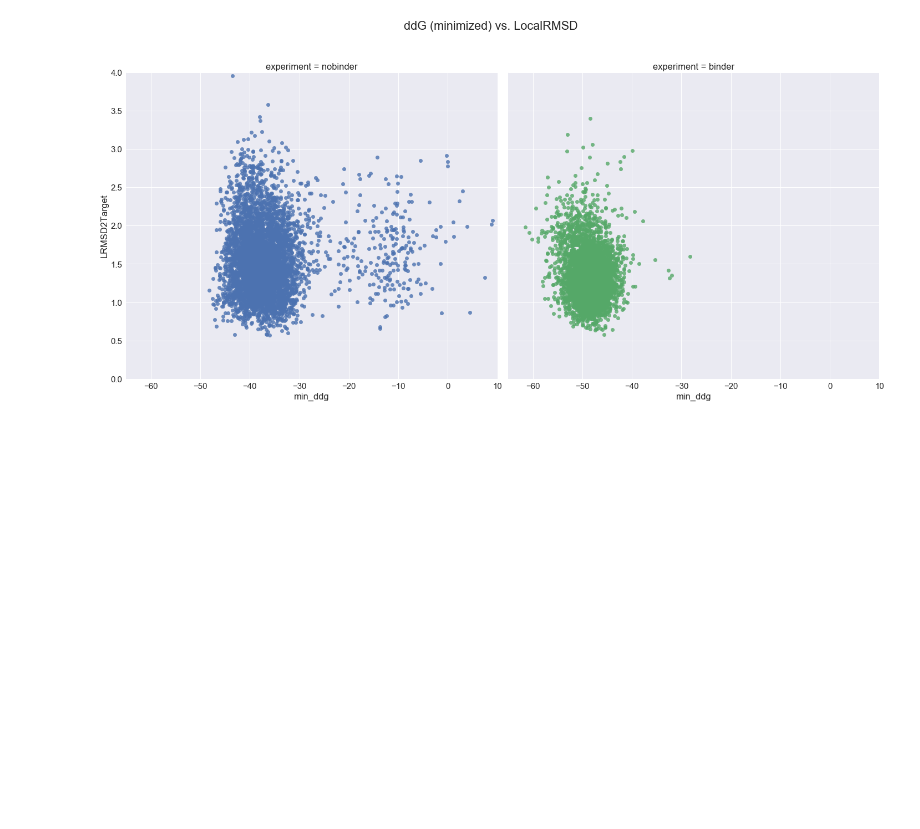
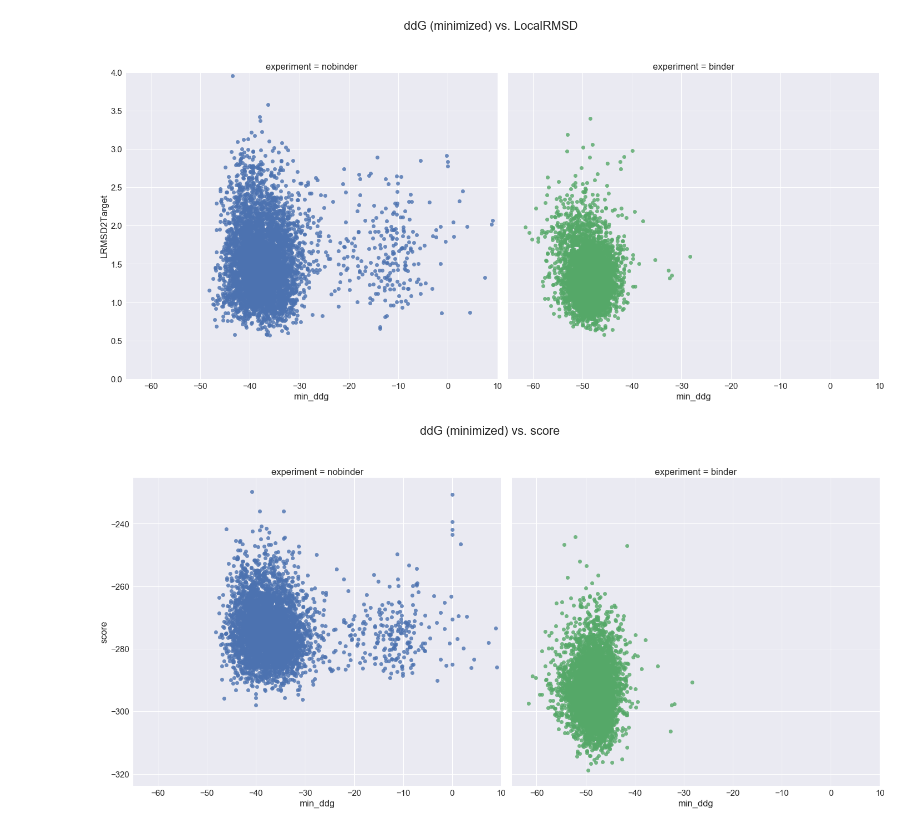
Before and after one commit to jaumebonet/FunFolDesTutorial, a Jupyter notebook: benchmark/scientific/bcl2/experiments/as4oyd/README.ipynb, the cells around one changed output. Saved outputs shown, nothing was run; the diff lists cells and outputs as text; code cells hidden in the pictures; blank space fills up the shorter version.

```diff
--- a/benchmark/scientific/bcl2/experiments/as4oyd/README.ipynb
+++ b/benchmark/scientific/bcl2/experiments/as4oyd/README.ipynb
@@ -119,3 +108,13 @@ g.fig.suptitle('ddG (minimized) vs. LocalRMSD')
 sns.plt.show()
 # %% [output]
 [figure]
+# %%
+g = sns.lmplot(x="min_ddg", y="score", col="experiment", hue="experiment", data=fulldata,
+               fit_reg=False, size=10)
+plt.subplots_adjust(top=0.85)
+#g.axes[0,0].set_ylim(0,4)
+g.axes[0,0].set_xlim(-65,10)
+g.fig.suptitle('ddG (minimized) vs. score')
+sns.plt.show()
+# %% [output]
+[figure, added]
```
Also changed, not shown: parts of 2 cells of this notebook, 8 other files.
